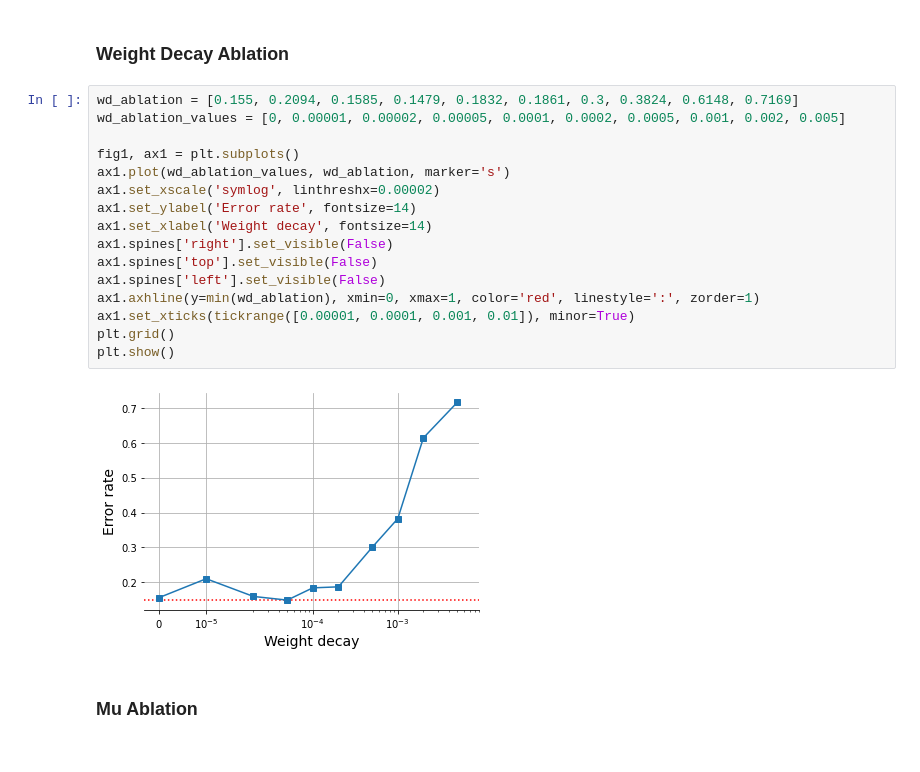
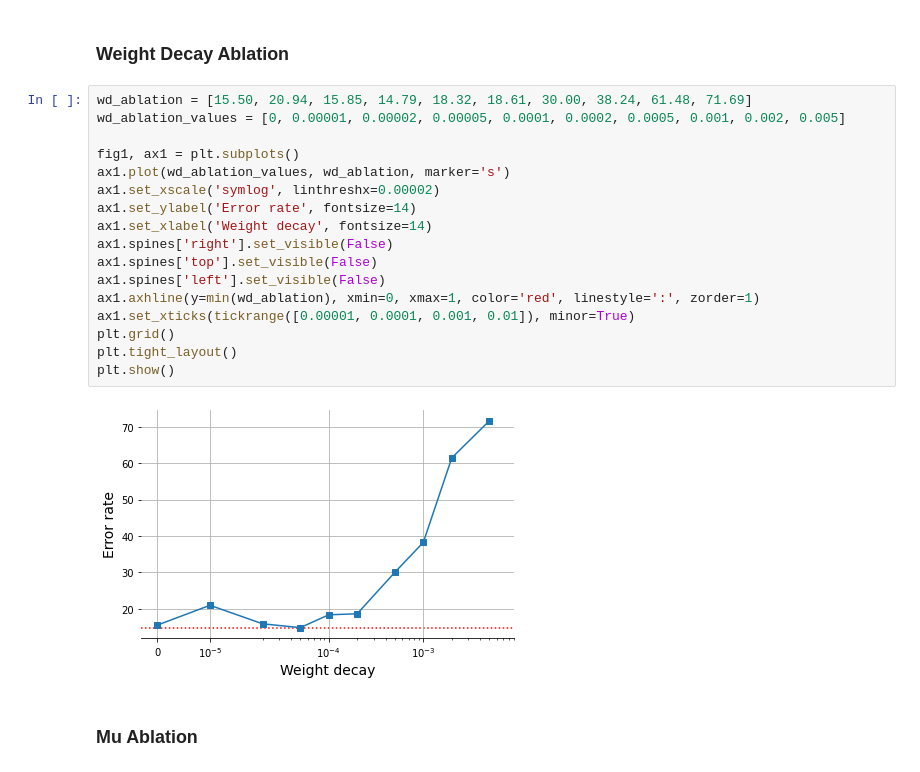
Before and after one commit to ErikBavenstrand/FixMatch, a Jupyter notebook: FixMatch.ipynb, the cells around one changed output. Drawn from its saved outputs; the diff is of its cells as text.

```diff
--- a/FixMatch.ipynb
+++ b/FixMatch.ipynb
@@ -911,22 +987,23 @@ def tickrange(magnitudes):
 # %% [markdown]
 ### Weight Decay Ablation
 # %%
-wd_ablation = [0.155, 0.2094, 0.1585, 0.1479, 0.1832, 0.1861, 0.3, 0.3824, 0.6148, 0.7169]
+wd_ablation = [15.50, 20.94, 15.85, 14.79, 18.32, 18.61, 30.00, 38.24, 61.48, 71.69]
 wd_ablation_values = [0, 0.00001, 0.00002, 0.00005, 0.0001, 0.0002, 0.0005, 0.001, 0.002, 0.005]
 
 fig1, ax1 = plt.subplots()
 ax1.plot(wd_ablation_values, wd_ablation, marker='s')
 ax1.set_xscale('symlog', linthreshx=0.00002)
 ax1.set_ylabel('Error rate', fontsize=14)
 ax1.set_xlabel('Weight decay', fontsize=14)
 ax1.spines['right'].set_visible(False)
 ax1.spines['top'].set_visible(False)
 ax1.spines['left'].set_visible(False)
 ax1.axhline(y=min(wd_ablation), xmin=0, xmax=1, color='red', linestyle=':', zorder=1)
 ax1.set_xticks(tickrange([0.00001, 0.0001, 0.001, 0.01]), minor=True)
 plt.grid()
+plt.tight_layout()
 plt.show()
 # %% [output]
-[figure, old version]
+[figure, new version]
 # %% [markdown]
 ### Mu Ablation
```
Also changed, not shown: parts of 9 cells of this notebook, 1 other file.
